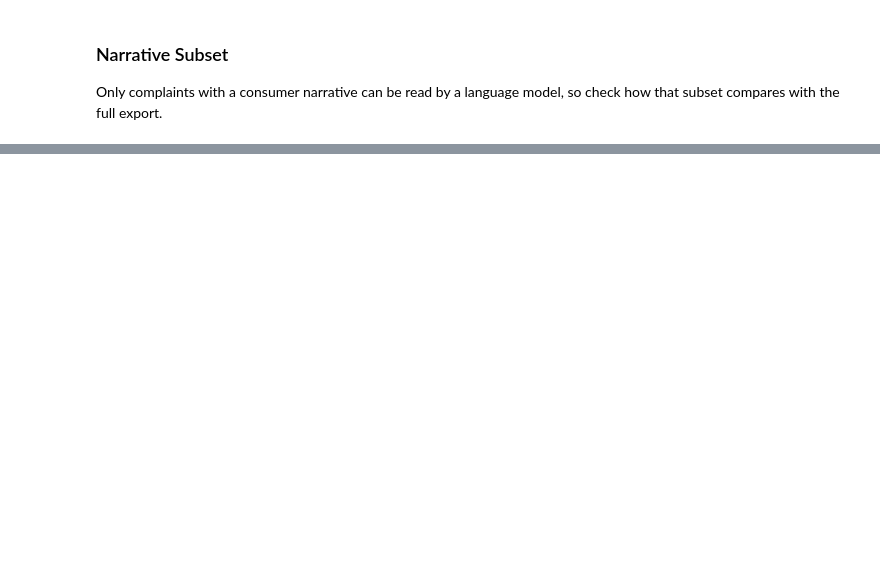
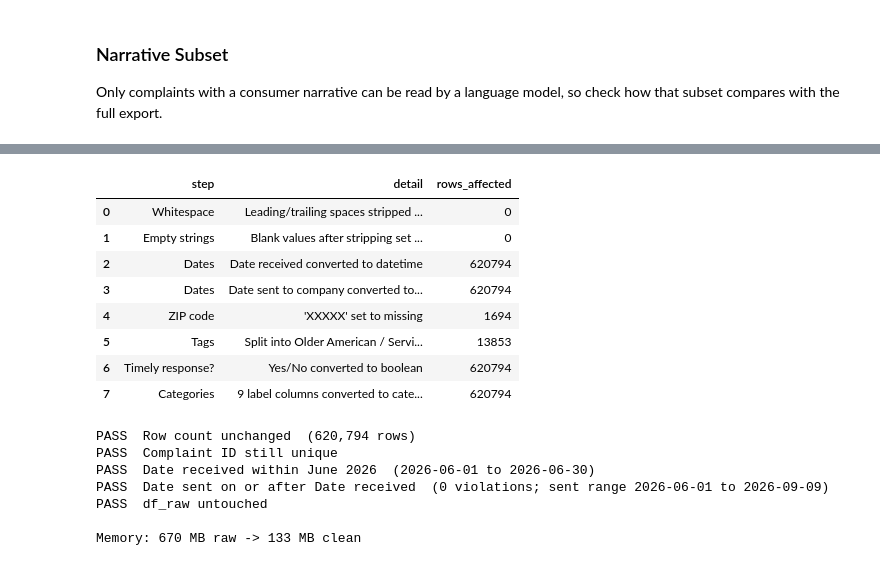
Before and after one commit to wynnther-triho/INFO-4340-Final-Project-CCDB, a Jupyter notebook: notebooks/final_project.ipynb, the cells around one changed output, grey strips where cells are left out. Saved outputs shown, nothing was run; the diff lists cells and outputs as text; code cells hidden in the pictures; blank space fills up the shorter version.

```diff
--- a/notebooks/final_project.ipynb
+++ b/notebooks/final_project.ipynb
@@ -354,0 +436,48 @@ Complaints with a narrative: 16,820 of 620,794 (2.7%)
+# %%
+# --- Run cleaning + checks -------------------------------------------------
+df_clean, cleaning_log = clean_ccdb(df_raw)
+display(cleaning_log)
+
+
+def check(name, passed, detail=""):
+    print(f"{'PASS' if passed else 'FAIL'}  {name}  {detail}")
+    return passed
+
+
+received = df_clean["Date received"]
+sent_before_received = (df_clean["Date sent to company"] < received).sum()
+
+results = [
+    check("Row count unchanged", len(df_clean) == len(df_raw), f"({len(df_clean):,} rows)"),
+    check("Complaint ID still unique", df_clean["Complaint ID"].is_unique),
+    check("Date received within June 2026",
+          received.between("2026-06-01", "2026-06-30").all(),
+          f"({received.min():%Y-%m-%d} to {received.max():%Y-%m-%d})"),
+    check("Date sent on or after Date received", sent_before_received == 0,
+          f"({sent_before_received:,} violations; sent range "
+          f"{df_clean['Date sent to company'].min():%Y-%m-%d} to {df_clean['Date sent to company'].max():%Y-%m-%d})"),
+    check("df_raw untouched", list(df_raw.columns) == EXPECTED_COLS
+          and not pd.api.types.is_datetime64_any_dtype(df_raw["Date received"])),
+]
+assert all(results), "A cleaning check failed; see the FAIL lines above"
+
+raw_mb = df_raw.memory_usage(deep=True).sum() / 1e6
+clean_mb = df_clean.memory_usage(deep=True).sum() / 1e6
+print(f"\nMemory: {raw_mb:,.0f} MB raw -> {clean_mb:,.0f} MB clean")
+# %% [output]
+|  | step | detail | rows_affected |
+| 0 | Whitespace | Leading/trailing spaces stripped ... | 0 |
+| 1 | Empty strings | Blank values after stripping set ... | 0 |
+| 2 | Dates | Date received converted to datetime | 620794 |
+| 3 | Dates | Date sent to company converted to... | 620794 |
+| 4 | ZIP code | 'XXXXX' set to missing | 1694 |
+| 5 | Tags | Split into Older American / Servi... | 13853 |
+| 6 | Timely response? | Yes/No converted to boolean | 620794 |
+| 7 | Categories | 9 label columns converted to cate... | 620794 |
+PASS  Row count unchanged  (620,794 rows)
+PASS  Complaint ID still unique
+PASS  Date received within June 2026  (2026-06-01 to 2026-06-30)
+PASS  Date sent on or after Date received  (0 violations; sent range 2026-06-01 to 2026-09-09)
+PASS  df_raw untouched
+
+Memory: 670 MB raw -> 133 MB clean
```
Also changed, not shown: parts of 3 cells of this notebook.
